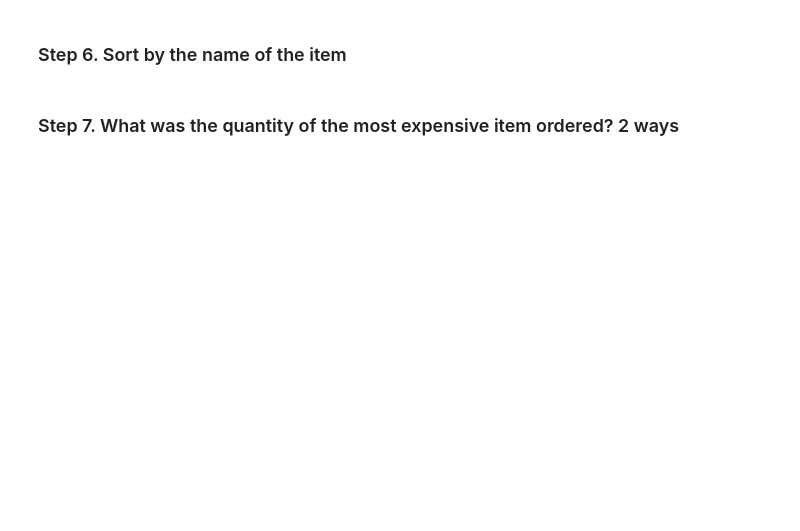
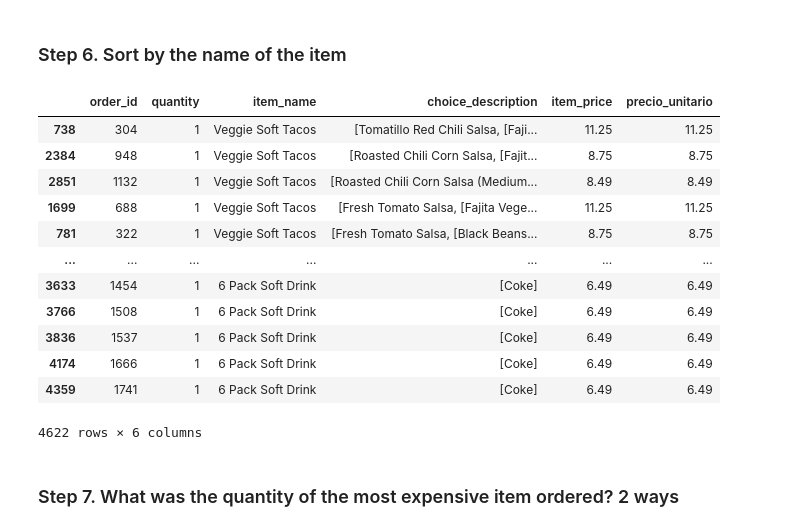
Before and after one commit to diego-dng/1025_DS_VITORIA, a Jupyter notebook: 2-Data_analysis/2-Pandas/Practica/1-Chipotle/Chipotle.ipynb, the cells around one changed output. Cells and saved outputs as stored; diff of their text form; code cells hidden in the pictures; blank space fills up the shorter version.

```diff
--- a/2-Data_analysis/2-Pandas/Practica/1-Chipotle/Chipotle.ipynb
+++ b/2-Data_analysis/2-Pandas/Practica/1-Chipotle/Chipotle.ipynb
@@ -21,4 +251,20 @@
 # %% [markdown]
 ### Step 6. Sort by the name of the item
+# %%
+df.sort_values(["item_name", "choice_description"], ascending= False)
+# %% [output]
+|  | order_id | quantity | item_name | choice_description | item_price | precio_unitario |
+| 738 | 304 | 1 | Veggie Soft Tacos | [Tomatillo Red Chili Salsa, [Faji... | 11.25 | 11.25 |
+| 2384 | 948 | 1 | Veggie Soft Tacos | [Roasted Chili Corn Salsa, [Fajit... | 8.75 | 8.75 |
+| 2851 | 1132 | 1 | Veggie Soft Tacos | [Roasted Chili Corn Salsa (Medium... | 8.49 | 8.49 |
+| 1699 | 688 | 1 | Veggie Soft Tacos | [Fresh Tomato Salsa, [Fajita Vege... | 11.25 | 11.25 |
+| 781 | 322 | 1 | Veggie Soft Tacos | [Fresh Tomato Salsa, [Black Beans... | 8.75 | 8.75 |
+| ... | ... | ... | ... | ... | ... | ... |
+| 3633 | 1454 | 1 | 6 Pack Soft Drink | [Coke] | 6.49 | 6.49 |
+| 3766 | 1508 | 1 | 6 Pack Soft Drink | [Coke] | 6.49 | 6.49 |
+| 3836 | 1537 | 1 | 6 Pack Soft Drink | [Coke] | 6.49 | 6.49 |
+| 4174 | 1666 | 1 | 6 Pack Soft Drink | [Coke] | 6.49 | 6.49 |
+| 4359 | 1741 | 1 | 6 Pack Soft Drink | [Coke] | 6.49 | 6.49 |
+4622 rows × 6 columns
 # %% [markdown]
 ### Step 7. What was the quantity of the most expensive item ordered? 2 ways
```
Also changed, not shown: parts of 28 cells of this notebook, 3 other files.
